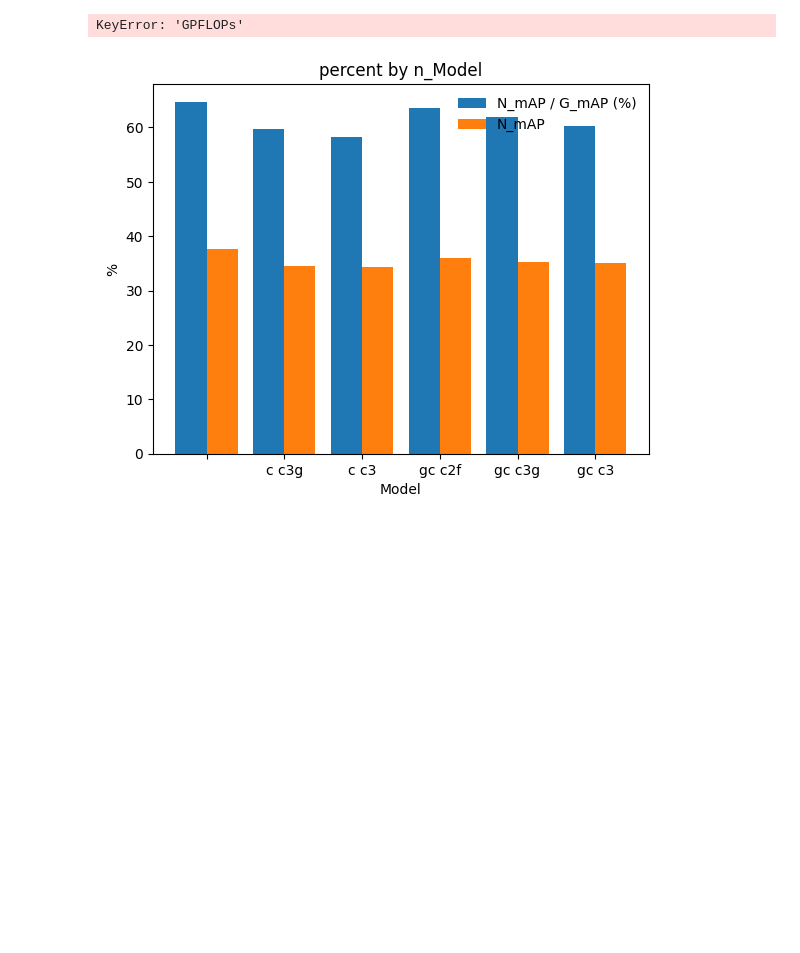
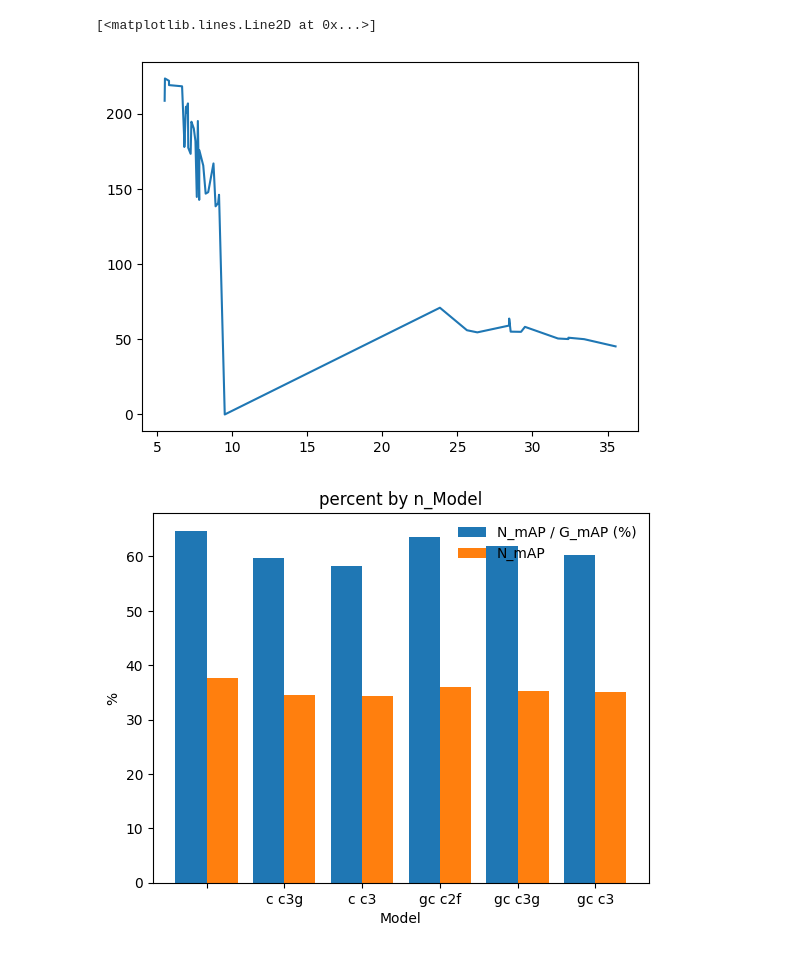
Before and after one commit to Lee-chan-hyeok/Nextchip_Autonomous_Driving_Contest, a Jupyter notebook: analysing/exp_result/exp_graph.ipynb, the cells around one changed output. Cells and saved outputs as stored; diff of their text form; code cells hidden in the pictures; blank space fills up the shorter version.

```diff
--- a/analysing/exp_result/exp_graph.ipynb
+++ b/analysing/exp_result/exp_graph.ipynb
@@ -5,13 +5,14 @@ import excel_tool
 # %%
 exp_list = pd.read_csv('../../documents/exp_list.csv', index_col= 0)
 # %%
-eee = exp_list.sort_values('GPFLOPs')
+eee = exp_list.sort_values('GFLOPs')
 
 x = eee['GFLOPs']
 y = eee['FPS']
 plt.plot(x, y)
 # %% [output]
-KeyError: 'GPFLOPs'
+[<matplotlib.lines.Line2D at 0x...>]
+[figure, added]
 # %%
 name_list = [
             'v8n_P2_t',
```
Also changed, not shown: 9 other files.
